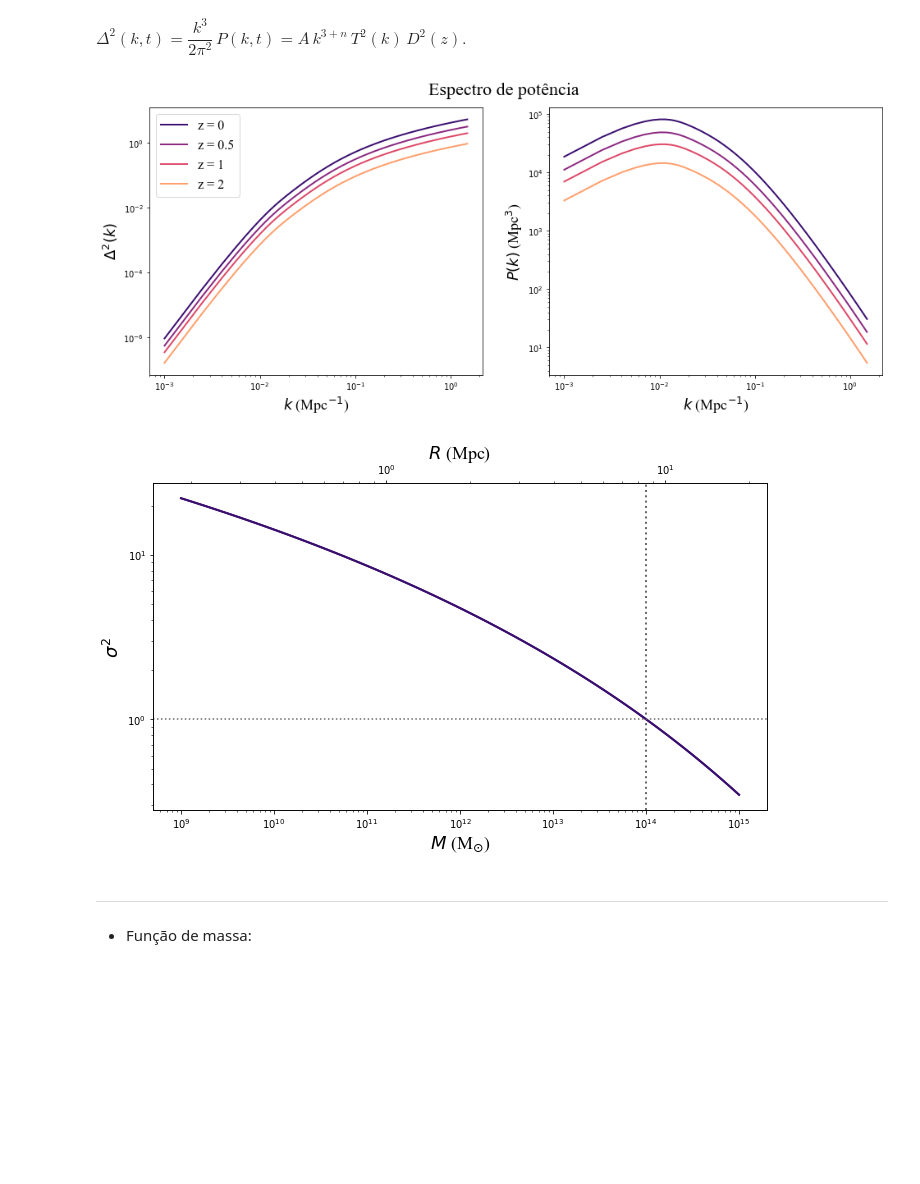
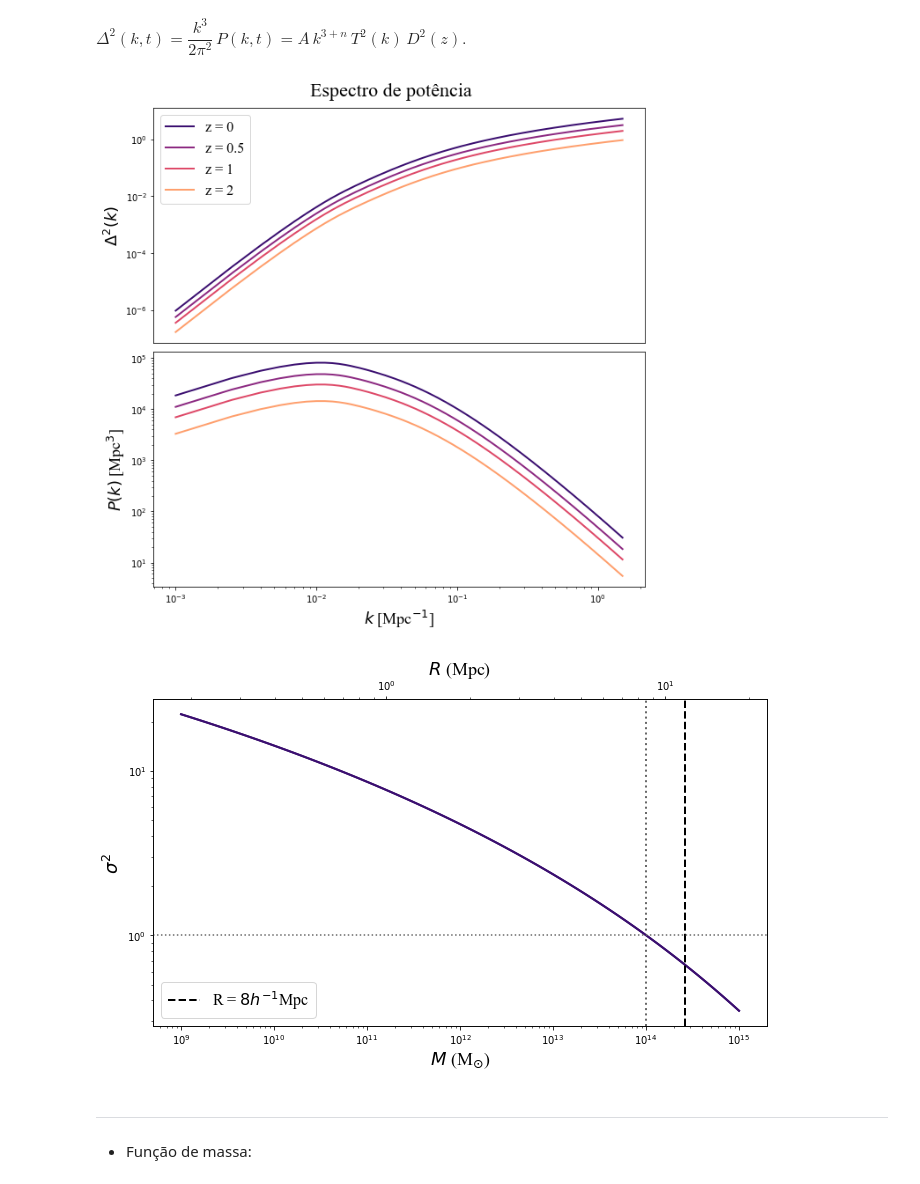
Before and after one commit to laurapcrv/codigo, a Jupyter notebook: Dissertacao.ipynb, the cells around one changed output. Cells and saved outputs as stored; diff of their text form; code cells hidden in the pictures; blank space fills up the shorter version.

```diff
--- a/Dissertacao.ipynb
+++ b/Dissertacao.ipynb
@@ -874,37 +841,37 @@ def P(k, z): # espectro de potência
 k_eixo = np.linspace(1/10**(3), 1.5, 10**3)
 # %%
 font_figPk = {'family': 'Times New Roman', 'size': 16}
-figPk, (plotP1, plotP2) = plt.subplots(nrows=1, ncols=2, figsize = (16, 6))
+figPk, (plotP1, plotP2) = plt.subplots(nrows=2, ncols=1, figsize = (10, 10))
 
-plt.suptitle('Espectro de potência', fontsize = 22, family = 'Times New Roman' , y = 0.95)
+plt.suptitle('Espectro de potência', fontsize = 22, family = 'Times New Roman' , y = 0.92)
 plotP1.plot(k_eixo, Delta2(k_eixo, 0), color = cmap(0.2), linestyle = '-', label = 'z = 0', linewidth = 2)
 plotP1.plot(k_eixo, Delta2(k_eixo, 0.5), color = cmap(0.4), linestyle = '-', label = 'z = 0.5', linewidth = 2)
 plotP1.plot(k_eixo, Delta2(k_eixo, 1), color = cmap(0.6), linestyle = '-', label = 'z = 1', linewidth = 2)
 plotP1.plot(k_eixo, Delta2(k_eixo, 2), color = cmap(0.8), linestyle = '-', label = 'z = 2', linewidth = 2)
 plotP1.set_yscale('log')
 plotP1.set_xscale('log')
 plotP1.set_ylabel('$\Delta^{2}(k)$', fontsize = 18, family = 'Times New Roman')
-plotP1.set_xlabel('$k$ (Mpc$^{-1}$)', fontsize = 18, family = 'Times New Roman')
+plotP1.set_xlabel('', fontsize = 18, family = 'Times New Roman')
+plotP1.tick_params(axis = 'x', which = 'both', bottom=False, top=False, labelbottom=False)
 plotP1.legend(prop = font_figPk)
 
 plotP2.plot(k_eixo, P(k_eixo, 0), color = cmap(0.2), linestyle = '-', label = 'z = 0', linewidth = 2)
 plotP2.plot(k_eixo, P(k_eixo, 0.5), color = cmap(0.4), linestyle = '-', label = 'z = 0.5', linewidth = 2)
 plotP2.plot(k_eixo, P(k_eixo, 1), color = cmap(0.6), linestyle = '-', label = 'z = 1', linewidth = 2)
 plotP2.plot(k_eixo, P(k_eixo, 2), color = cmap(0.8), linestyle = '-', label = 'z = 2', linewidth = 2)
-plotP2.set_ylabel('$P(k)$ (Mpc$^{3}$)', fontsize = 18, family = 'Times New Roman')
-plotP2.set_xlabel('$k$ (Mpc$^{-1}$)', fontsize = 18, family = 'Times New Roman')
+plotP2.set_ylabel('$P(k)$ [Mpc$^{3}$]', fontsize = 18, family = 'Times New Roman')
+plotP2.set_xlabel('$k$ [Mpc$^{-1}$]', fontsize = 18, family = 'Times New Roman')
 plotP2.set_yscale('log')
 plotP2.set_xscale('log')
 
-plt.subplots_adjust(wspace = 0.2)
+plt.subplots_adjust(hspace = 0.04)
 plt.savefig('espectrodepotencia.pdf', bbox_inches = 'tight')
 plt.show()
 # %% [output]
-[figure, old version]
+[figure, new version]
 # %%
 figsigma2, eixoM = plt.subplots(figsize = (11, 6))
 
-# Plotando massa no eixo inferior
 eixoM.plot(M_eixo, sigma2(R_func(M_eixo, 0), 0), color = cmap(0.2), linestyle = '-', label = 'z = 0', linewidth = 2)
 eixoM.set_ylabel('$\sigma^{2}$', fontsize = 18, family = 'Times New Roman')
 eixoM.set_xlabel('$M$ (M$_{\odot}$)', fontsize = 18, family = 'Times New Roman')
@@ -912,19 +879,19 @@ eixoM.axvline(x = 10**(14), linestyle = 'dotted', color = 'dimgray', label=f'R =
 eixoM.set_yscale('log')
 eixoM.set_xscale('log')
 
-# Criar o segundo subplot para o raio no eixo superior
-eixoR = eixoM.twiny()
+eixoR = eixoM.twiny() # Criando o eixo superior para o raio
 eixoR.plot(R_func(M_eixo, 0), sigma2(R_func(M_eixo, 0), 0), color = cmap(0.2), linestyle = '-', label = '', linewidth = 2)
 eixoR.set_xlabel('$R$ (Mpc)', fontsize = 18, family = 'Times New Roman')
-# eixoR.axvline(x = R8, linestyle = 'dotted', color = 'dimgray', label=f'R = {R8}', linewidth = 2)
+eixoR.axvline(x = R8, linestyle = '--', color = 'black', label = 'R = $8h^{-1}$Mpc', linewidth = 2)
 eixoR.set_yscale('log')
 eixoR.set_xscale('log')
 
+plt.legend(prop = font_figPk)
 plt.axhline(y = 1, linestyle = 'dotted', color = 'dimgray')
 plt.savefig('variancia.pdf', bbox_inches = 'tight')
 plt.show()
 # %% [output]
-[figure, old version]
+[figure, new version]
 # %% [markdown]
 -------------------------------------------------------------
 
```
Also changed, not shown: parts of 9 cells of this notebook.
